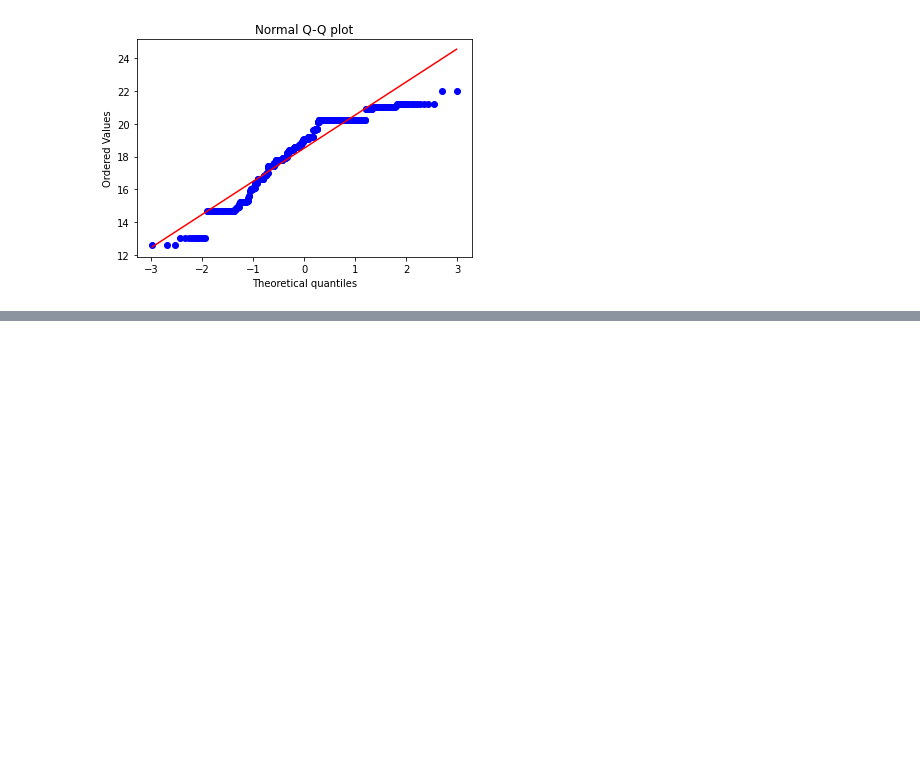
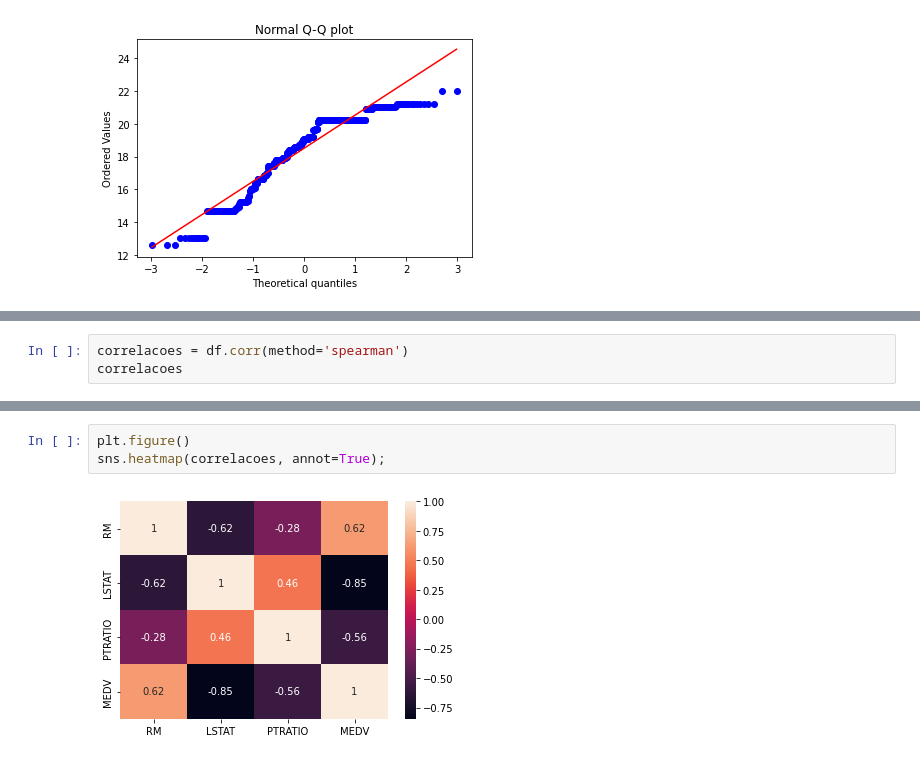
Before and after one commit to JessicaPortilio/Machine_Learning_Python, a Jupyter notebook: AprendizadoSupervisionado_Regressao/AprendizadoSupervisionado_Regressao.ipynb, the cells around one changed output, grey strips where cells are left out. Saved outputs shown, nothing was run; the diff lists cells and outputs as text; blank space fills up the shorter version.

```diff
--- a/AprendizadoSupervisionado_Regressao/AprendizadoSupervisionado_Regressao.ipynb
+++ b/AprendizadoSupervisionado_Regressao/AprendizadoSupervisionado_Regressao.ipynb
@@ -226,0 +383,3 @@ hist.show()
+# %%
+correlacoes = df.corr(method='spearman')
+correlacoes
@@ -226,0 +392,5 @@ hist.show()
+# %%
+plt.figure()
+sns.heatmap(correlacoes, annot=True);
+# %% [output]
+[figure, added]
```
Also changed, not shown: parts of 22 cells of this notebook.
